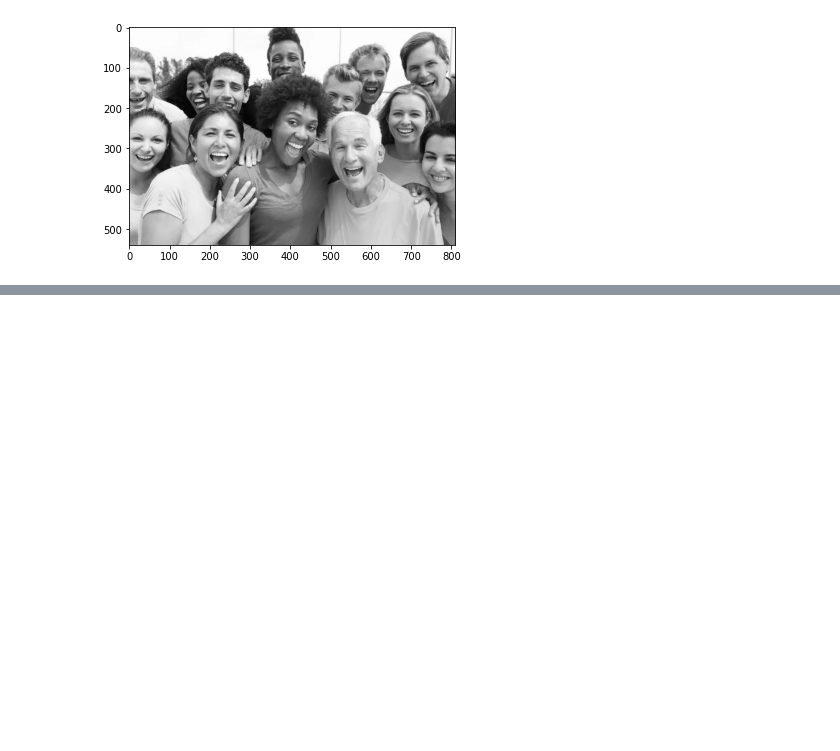
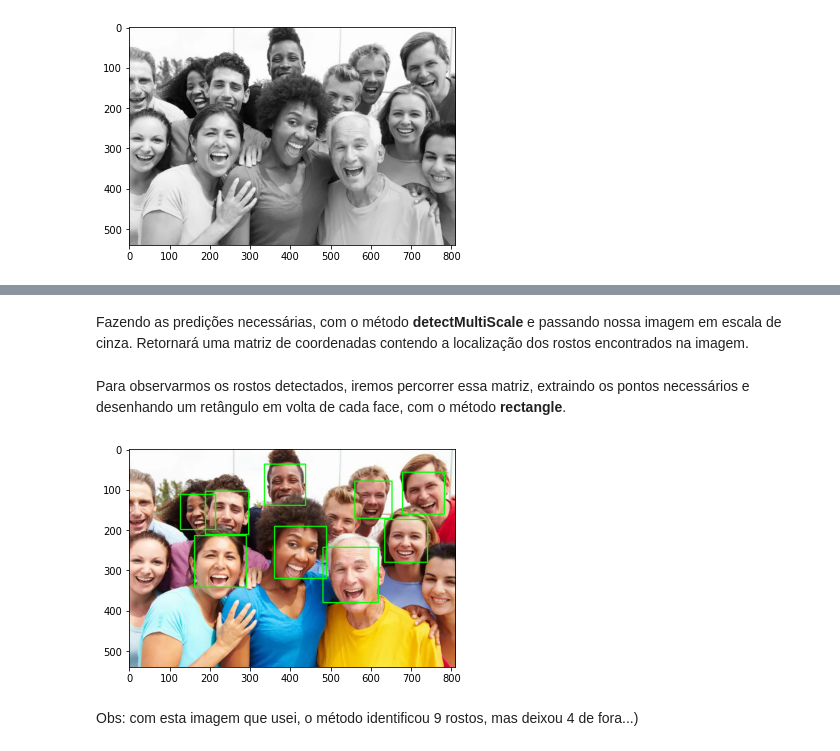
Before and after one commit to ricardopesce/mask-detect, a Jupyter notebook: Mask-detect.ipynb, the cells around one changed output, grey strips where cells are left out. Drawn from its saved outputs; the diff is of its cells as text; code cells hidden in the pictures; blank space fills up the shorter version.

Commit message:
using OpenCV to detect faces

```diff
--- a/Mask-detect.ipynb
+++ b/Mask-detect.ipynb
@@ -66,0 +90,2 @@ mostrar_imagem(imagem_cinza)
+# %% [markdown]
+Fazendo as predições necessárias, com o método **detectMultiScale** e passando nossa imagem em escala de cinza. Retornará uma matriz de coordenadas contendo a localização dos rostos encontrados na imagem.
@@ -66,0 +94,4 @@ mostrar_imagem(imagem_cinza)
+# %% [markdown]
+Para observarmos os rostos detectados, iremos percorrer essa matriz, extraindo os pontos necessários e desenhando um retângulo em volta de cada face, com o método **rectangle**.
+# %%
+imagem_copia = np.array(imagem)
@@ -66,0 +101,6 @@ mostrar_imagem(imagem_cinza)
+# %%
+mostrar_imagem(imagem_copia)
+# %% [output]
+[figure, added]
+# %% [markdown]
+Obs: com esta imagem que usei, o método identificou 9 rostos, mas deixou 4 de fora...)
```
Also changed, not shown: parts of 8 cells of this notebook.
